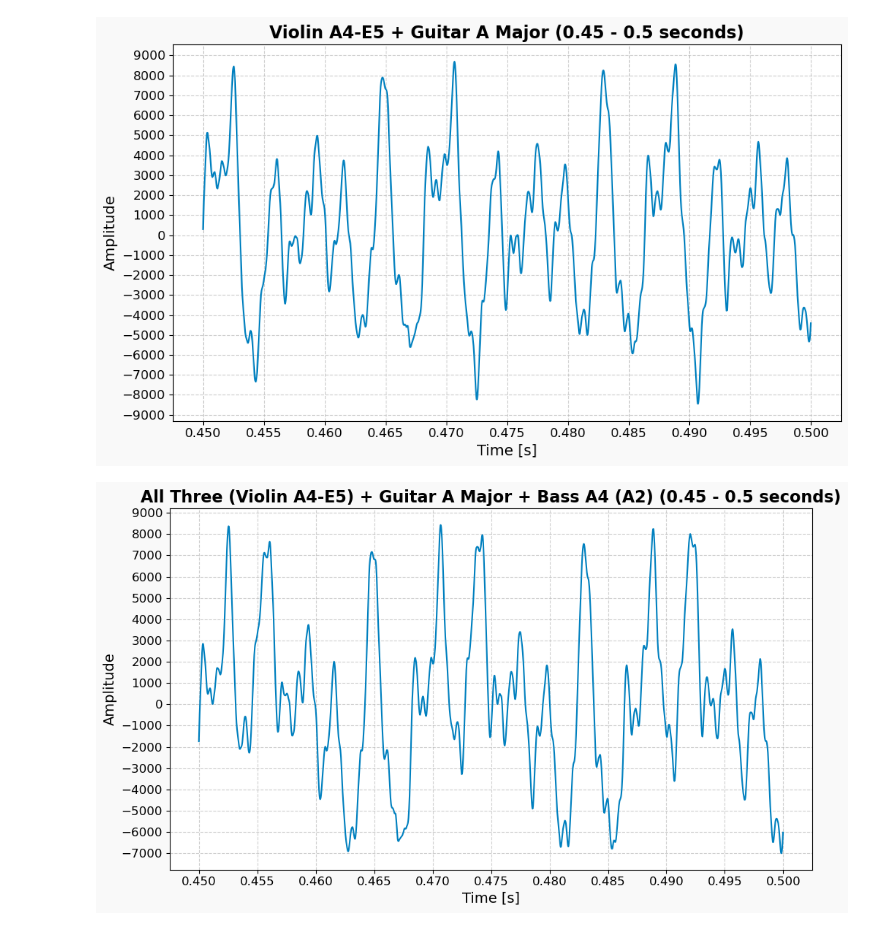
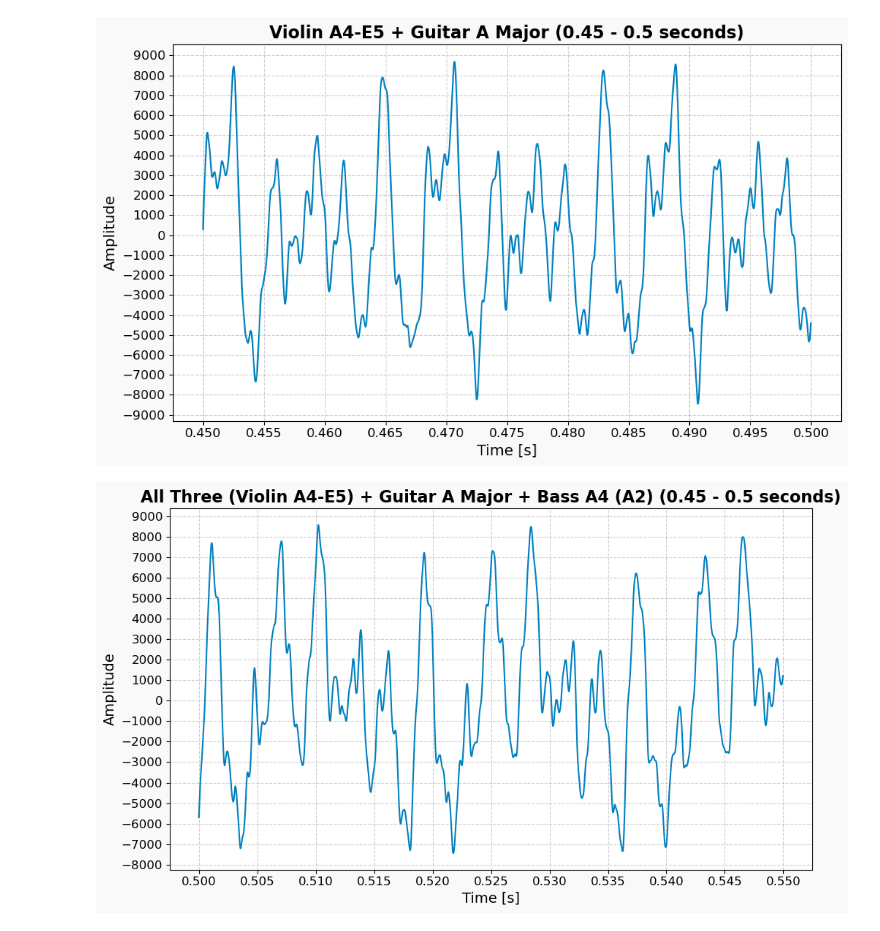
Before and after one commit to RobbenWijanathan/string-signal-analysis, a Jupyter notebook: audio_visualizer.ipynb, the cells around one changed output. Cells and saved outputs as stored; diff of their text form; code cells hidden in the pictures.

```diff
--- a/audio_visualizer.ipynb
+++ b/audio_visualizer.ipynb
@@ -209,33 +209,33 @@ plt.show()
 # %%
 # All Three
 
 sample_rate, data = wavfile.read("./audio/All 3.wav")
 
 if data.ndim > 1:
     data = data[:, 0]  # use left channel
 
 time = np.arange(len(data)) / sample_rate
 
-start_time = 0.45
-end_time = 0.5
+start_time = 0.5
+end_time = 0.55
 
 start_index = int(start_time * sample_rate)
 end_index = int(end_time * sample_rate)
 
 segment = data[start_index:end_index]
 segment_time = time[start_index:end_index]
 
 plt.figure(figsize=(10, 6))
 plt.plot(segment_time, segment, color=plt.cm.winter(0.5), linewidth=1.5)
 plt.title("All Three (Violin A4-E5) + Guitar A Major + Bass A4 (A2) (0.45 - 0.5 seconds)", fontsize=16, weight='bold')
 plt.xlabel("Time [s]", fontsize=14)
 plt.ylabel("Amplitude", fontsize=14)
 plt.grid(True, linestyle='--', alpha=0.6)
 plt.tick_params(axis='both', labelsize=12)
 plt.locator_params(axis='x', nbins=20)
 plt.locator_params(axis='y', nbins=20)
 plt.gcf().patch.set_facecolor('#f9f9f9')
 plt.tight_layout()
 plt.show()
 # %% [output]
-[figure, old version]
+[figure, new version]
```
